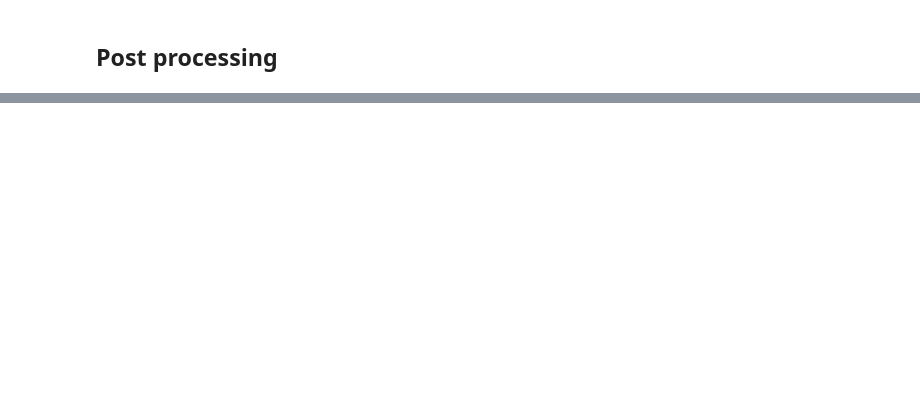
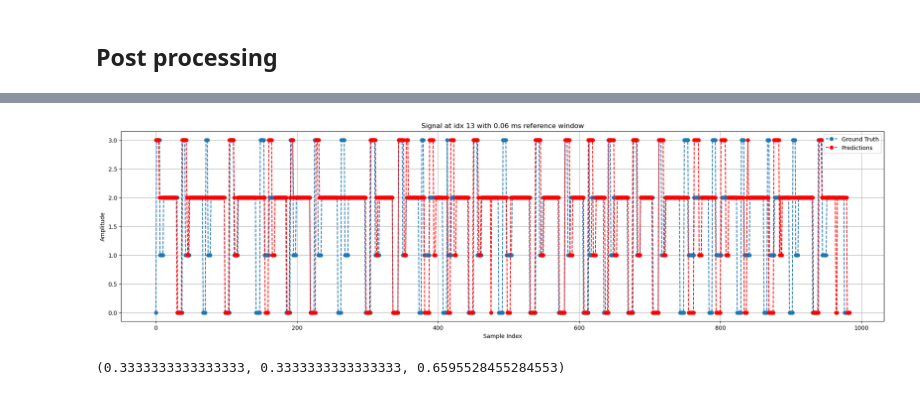
Before and after one commit to DanielProanoGuevara/Multimodal_SQA, a Jupyter notebook: pcg_unet.ipynb, the cells around one changed output, grey strips where cells are left out. Cells and saved outputs as stored; diff of their text form; code cells hidden in the pictures; blank space fills up the shorter version.

Commit message:
Finished_PCG_unet

```diff
--- a/pcg_unet.ipynb
+++ b/pcg_unet.ipynb
@@ -270,3 +269,5 @@ from tensorflow.keras.metrics import Precision
+# %%
+checkpoint_path = '../pcg_unet_weights/checkpoint.keras'
 # %%
 # tune hyperpararmeter, epochs, e optimizer
 # choose adequate metrics
@@ -320,0 +353,3 @@ val_test = model.predict(val_dataset)
+# %%
+ground_truth = np.array([np.argmax(y, axis=1) for y in val[:, -1]], dtype=object)
+predictions = np.array([prediction.numpy() for prediction in predictions], dtype=object)
@@ -320,0 +512,29 @@ val_test = model.predict(val_dataset)
+# %%
+import matplotlib.pyplot as plt
+import numpy as np
+
+
+def visualize_predictions(ground_truth, seqs, idx):
+
+  # Define the window width in terms of seconds and convert to the corresponding sample range
+  window_duration = 0.1  # 0.06 ms in seconds
+  sample_interval = 1 / 50  # Time per sample in seconds (20 ms per sample at 50 Hz)
+
+  # Calculate the equivalent width in terms of sample indices (will be <1)
+  window_width_samples = window_duration / sample_interval
+
+  # Create the plot
+  plt.figure(figsize=(24, 6))
+
+  # Plot ground truth and predictions with discrete markers and dotted lines
+  plt.plot(ground_truth[idx], 'o--', label='Ground Truth', markersize=6)
+  plt.plot(seqs[idx], 'o--', color='red', label='Predictions', markersize=6)
+
+
+  # Set labels and legend
+  plt.title(f'Signal at idx {idx} with 0.06 ms reference window')
+  plt.xlabel('Sample Index')
+  plt.ylabel('Amplitude')
+  plt.legend()
+  plt.grid(True)
+  plt.show()
@@ -320,0 +548,7 @@ val_test = model.predict(val_dataset)
+# %%
+idx = 13
+visualize_predictions(ground_truth, predictions, idx)
+ppv[idx], sens[idx], acc[idx]
+# %% [output]
+[figure, added]
+(0.3333333333333333, 0.3333333333333333, 0.6595528455284553)
```
Also changed, not shown: parts of 15 cells of this notebook, 1 other file.
